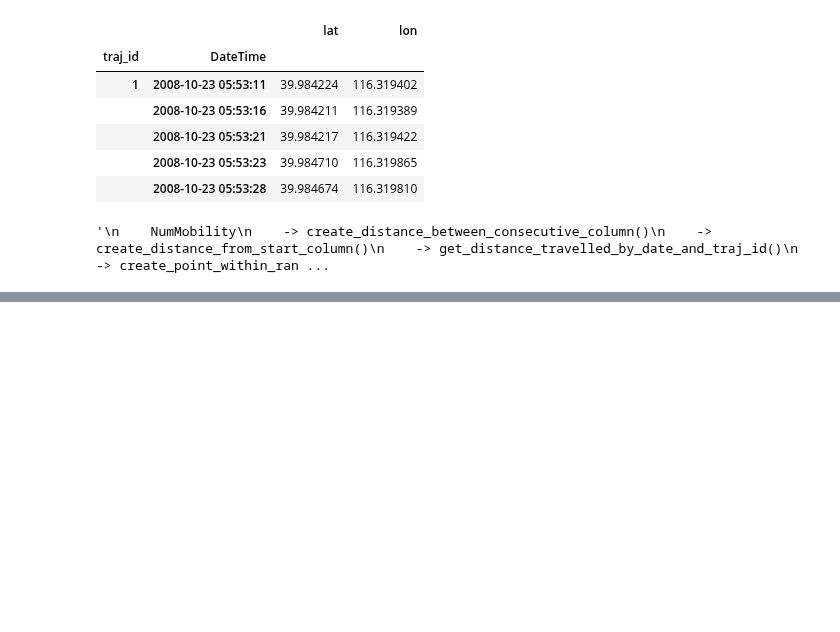
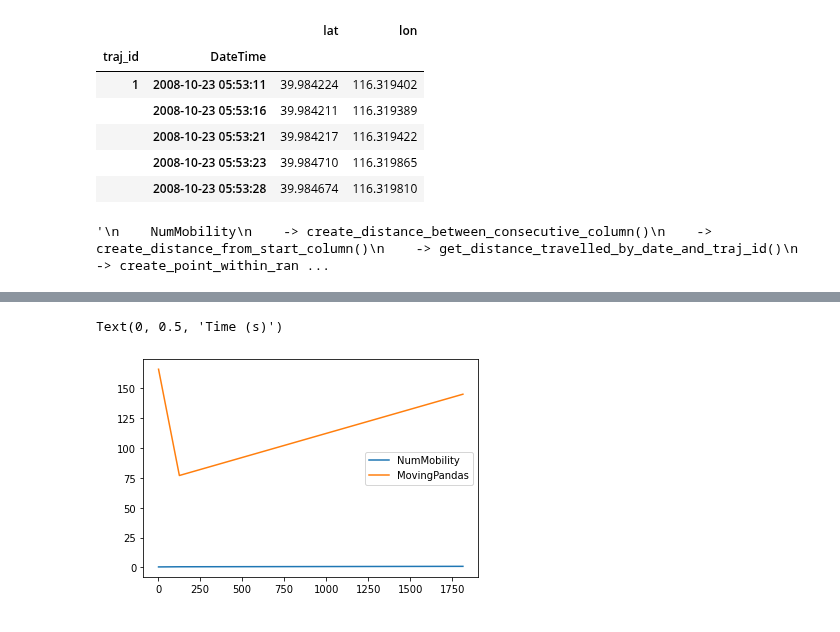
Before and after one commit to YakshHaranwala/PTRAIL, a Jupyter notebook: examples/Other_Comparisons.ipynb, the cells around one changed output, grey strips where cells are left out. Drawn from its saved outputs; the diff is of its cells as text; code cells hidden in the pictures; blank space fills up the shorter version.

```diff
--- a/examples/Other_Comparisons.ipynb
+++ b/examples/Other_Comparisons.ipynb
@@ -21,15 +21,18 @@ datasets are used:
 from core.TrajectoryDF import NumPandasTraj as TrajDF
 from utilities.conversions import Conversions as con
 import pandas as pd
+from time import time
 import geopandas as gpd
 from time import time
 from features.temporal_features import TemporalFeatures as temporal
 from features.spatial_features import SpatialFeatures as spatial
 import movingpandas as mpd
+import TrajLib.TrajectorySegmentation as ts
+from TrajLib.TrajectoryFeatures import TrajectoryFeatures as features
 
 ids_ = [2, 126, 1814]
 np_times = []
-pm_times = []
+mpd_times = []
 # %% [output]
 [interactive output not drawn]
 [interactive output not drawn]
@@ -199,8 +220,26 @@ Wall time: 4min 19s
 
 # Here, we will add speed for all the datasets and them clock
 # the execution time to see how it stands against MovingPandas.
-for i in range(7):
+
+np1_start = time()
+# Geolife Dataset.
+for i in range(10):
     np_geolife = spatial.create_speed_from_prev_column(np_geolife)
+
+np1_end = time()
+np_times.append(np1_end - np1_start)
+
+np2_start = time()
+# Gulls Dataset
+for i in range(10):
     np_gulls = spatial.create_speed_from_prev_column(np_gulls)
+np2_end = time()
+np_times.append(np2_end - np2_start)
+
+np3_start = time()
+# Atlantic Dataset.
+for i in range(10):
     np_atlantic = spatial.create_speed_from_prev_column(np_atlantic)
+np3_end = time()
+np_times.append(np3_end - np3_start)
 # %% [output]
@@ -239,0 +248,11 @@ np_gulls.head()
+# %%
+import  matplotlib.pyplot as plt
+
+plt.plot(ids_, np_times),
+plt.plot(ids_, mpd_times)
+plt.legend(['NumMobility', 'MovingPandas'])
+plt.xlabel('Number of IDs', color='white')
+plt.ylabel('Time (s)', color='white')
+# %% [output]
+Text(0, 0.5, 'Time (s)')
+[figure, added]
```
Also changed, not shown: parts of 19 cells of this notebook, 14 other files.
